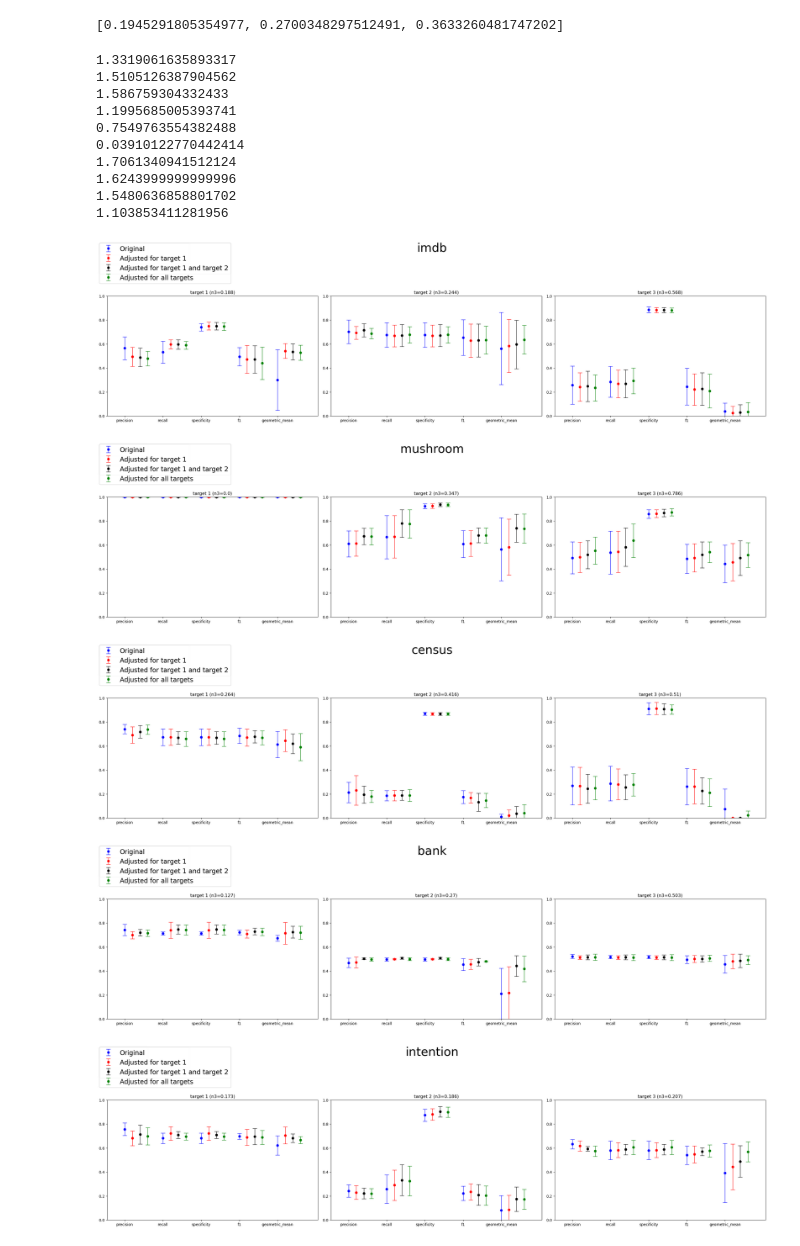
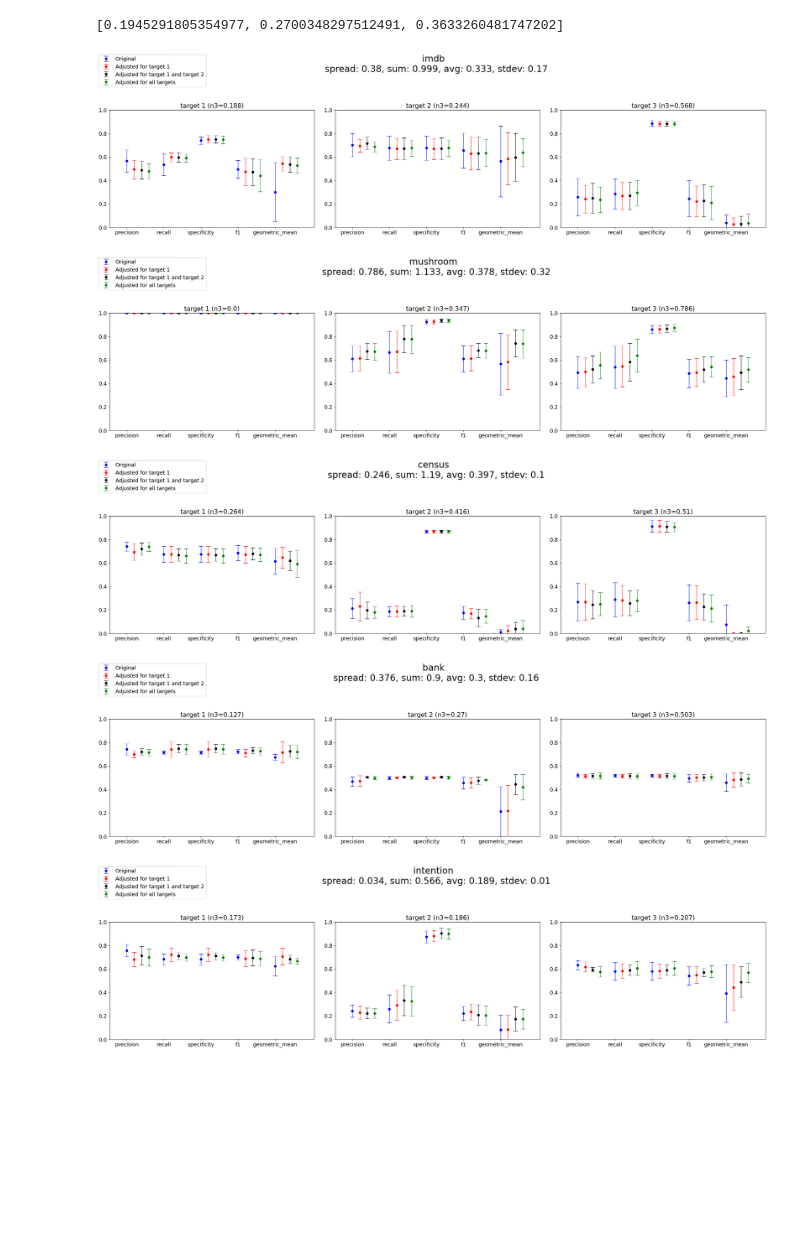
Before and after one commit to Logan-Rose/Active-Learning-With-Imbalance, a Jupyter notebook: per-dataset-analysis.ipynb, the cells around one changed output. Saved outputs shown, nothing was run; the diff lists cells and outputs as text; code cells hidden in the pictures; blank space fills up the shorter version.

Commit message:
Reproduced data outputs, cleaned up charts, created notebook for descending complexity

```diff
--- a/per-dataset-analysis.ipynb
+++ b/per-dataset-analysis.ipynb
@@ -217,55 +221,55 @@ targetComplexities
 # %% [output]
 [0.1945291805354977, 0.2700348297512491, 0.3633260481747202]
 # %%
+plt.rc('font', size=14)
+
 learners = list(aggregateMetrics.keys())
 datasets = list(DATA_STRUCTURE.keys())
 metrics = ['precision', 'recall', 'specificity', 'f1', 'geometric_mean']
+
+datasetComplexities = dict()
+
+for dataset in datasets:
+  targetComplexities = list(finalComplexityDF.loc[finalComplexityDF['dataset']==dataset]['value'].values)
+  datasetComplexities[dataset] = average(targetComplexities)
+
 for dataset in datasets:
   fig, axs = plt.subplots(1, 3, constrained_layout=False)
   targetComplexities = list(finalComplexityDF.loc[finalComplexityDF['dataset']==dataset]['value'].values)
-  print(average(targetComplexities) + sum(targetComplexities))
-  fig.suptitle(dataset, fontsize=32, y=1.35)
+  # print(average(targetComplexities) + sum(targetComplexities))
+  fig.suptitle(f"{dataset} \n spread: {round(max(targetComplexities)- min(targetComplexities), 3)  }, sum: {round(sum(targetComplexities), 3)}, avg: {round(average(targetComplexities),3)}, stdev: {round(np.std(np.array(targetComplexities)), 2)}", fontsize=24, y=1.35
+  )
   fig.set_figwidth(25)
   fig.set_figheight(5)
 
   for j, modification in enumerate(allAggregatePerformances):
     allTargets = pd.DataFrame({})
     for x in allAggregatePerformances[modification][0]:
       df = allAggregatePerformances[modification][0][x]
       df['learner'] = x
       allTargets = pd.concat((allTargets, df.loc[df['dataset'] == dataset]), ignore_index=True)
     # print(modification, dataset)
     groupedMetrics = allTargets.groupby('target', as_index = False)[['avg_precision', 'avg_recall', 'avg_specificity', 'avg_f1', 'avg_geometric_mean']].mean()
     groupedMetricsStdev = allTargets.groupby('target', as_index = False)[['avg_precision', 'avg_recall', 'avg_specificity', 'avg_f1', 'avg_geometric_mean']].std()
 
 
     for i in range(3):
       metricValues = list(groupedMetrics[groupedMetrics['target']== f'target{i+1}'].values[0][1:])
       stdevList = list(groupedMetricsStdev[groupedMetrics['target']== f'target{i+1}'].values[0][1:])
       left = Affine2D().translate(0.2*j, 0.0) + axs[i].transData
       axs[i].set(xmargin= 0.1, ylim=(0, 1))
       targetComplexity = list(finalComplexityDF.loc[finalComplexityDF['dataset']==dataset].loc[finalComplexityDF['Target']==f'target{i+1}'].values[0])[2]
       # print(targetComplexity, targetComplexities[i])
       axs[i].title.set_text(f'target {i+1} (n3={round(targetComplexities[i], 3)})')
 
       # axs[i].errorbar(metrics, metricValues, linewidth=1, fmt=allAggregatePerformances[modification][2], capsize=6, transform=transformation, label=AggregatePerformance)
       axs[i].errorbar(metrics, metricValues, yerr=stdevList, linewidth=1, fmt=allAggregatePerformances[modification][2], transform=left, label=modification, capsize=6)
     handles, labels = axs[0].get_legend_handles_labels()
-    fig.legend(handles, labels, loc='upper left', fontsize='xx-large')
+    fig.legend(handles, labels, loc='upper left', fontsize='medium')
     plt.savefig(f'./figures/{dataset}.png',bbox_inches='tight')
 # %% [output]
-1.3319061635893317
-1.5105126387904562
-1.586759304332433
-1.1995685005393741
-0.7549763554382488
-0.03910122770442414
-1.7061340941512124
-1.6243999999999996
-1.5480636858801702
-1.103853411281956
-[figure, old version]
+[figure, new version]
-[figure, old version]
+[figure, new version]
-[figure, old version]
+[figure, new version]
-[figure, old version]
+[figure, new version]
-[figure, old version]
+[figure, new version]
```
Also changed, not shown: parts of 4 cells of this notebook, 55 other files.
